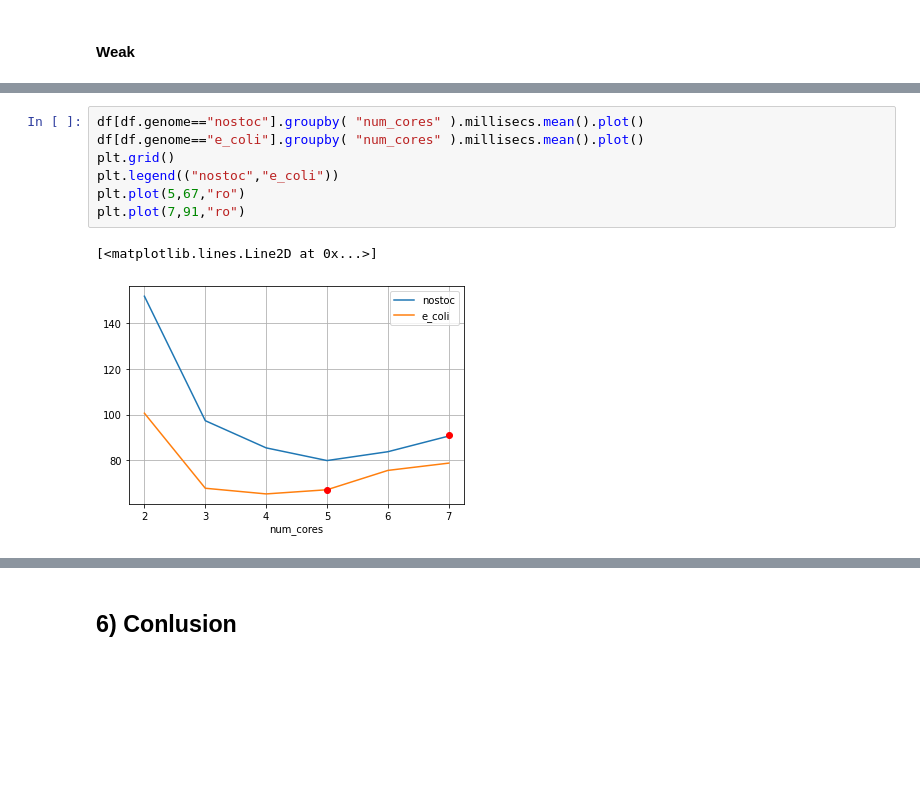
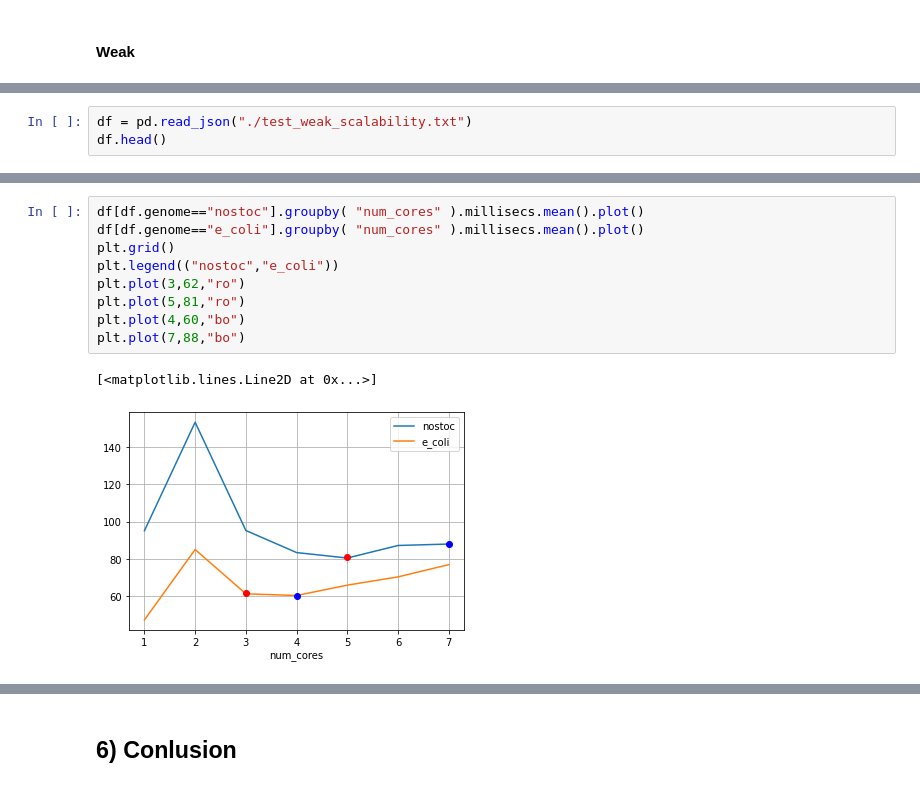
Before and after one commit to Davide-Lotito/ACA_project, a Jupyter notebook: presentation/notebook.ipynb, the cells around one changed output, grey strips where cells are left out. Cells and saved outputs as stored; diff of their text form; blank space fills up the shorter version.

Commit message:
notebook scalability done

```diff
--- a/presentation/notebook.ipynb
+++ b/presentation/notebook.ipynb
@@ -426,0 +429,3 @@ For the weak scalability, data always acquired on the cluster and by launching o
+# %%
+df = pd.read_json("./test_weak_scalability.txt")
+df.head()
@@ -427,10 +439,12 @@ For the weak scalability, data always acquired on the cluster and by launching o
 # %%
 df[df.genome=="nostoc"].groupby( "num_cores" ).millisecs.mean().plot()
 df[df.genome=="e_coli"].groupby( "num_cores" ).millisecs.mean().plot()
 plt.grid()
 plt.legend(("nostoc","e_coli"))
-plt.plot(5,67,"ro")
-plt.plot(7,91,"ro")
+plt.plot(3,62,"ro")
+plt.plot(5,81,"ro")
+plt.plot(4,60,"bo")
+plt.plot(7,88,"bo")
 # %% [output]
 [<matplotlib.lines.Line2D at 0x...>]
-[figure, old version]
+[figure, new version]
```
Also changed, not shown: parts of 9 cells of this notebook, 1 other file.
